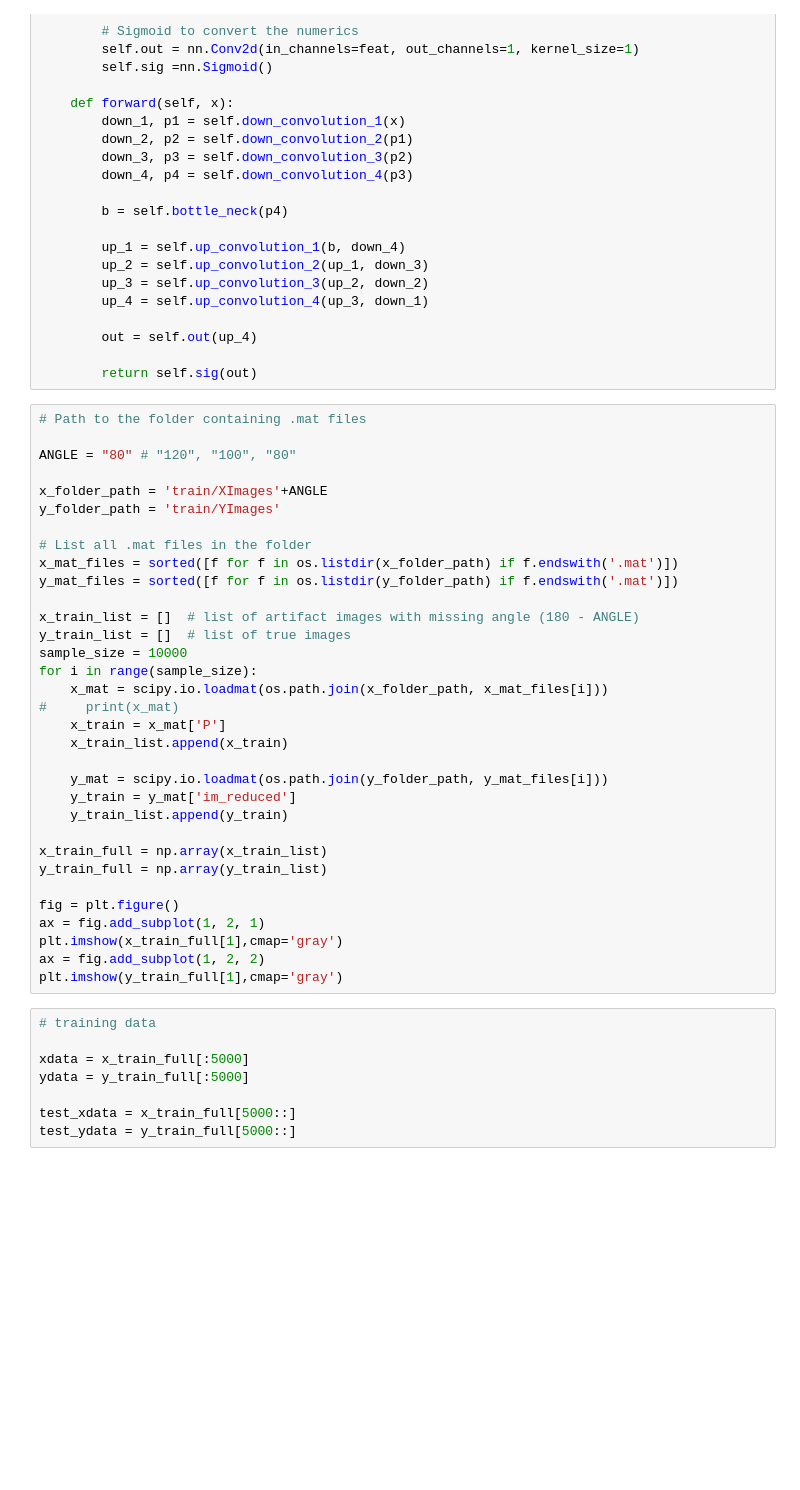
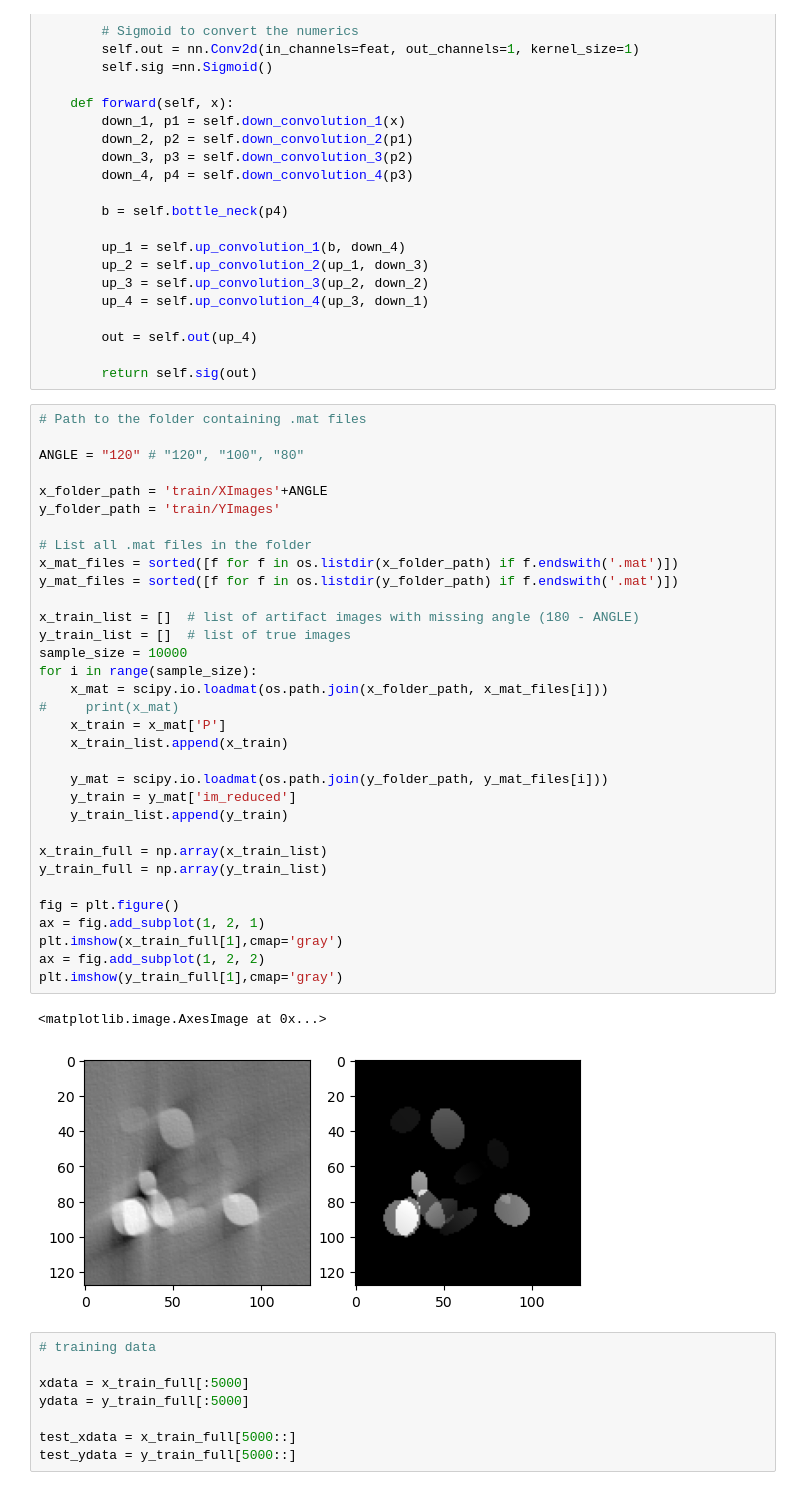
Before and after one commit to lowrank/robustness-limited-angle-tomography, a Jupyter notebook: experiments/limited_angle_radon_unet.ipynb, the cells around one changed output. Drawn from its saved outputs; the diff is of its cells as text; blank space fills up the shorter version.

```diff
--- a/experiments/limited_angle_radon_unet.ipynb
+++ b/experiments/limited_angle_radon_unet.ipynb
@@ -92,36 +92,39 @@ class u_net(nn.Module):
 # %%
 # Path to the folder containing .mat files
 
-ANGLE = "80" # "120", "100", "80"
+ANGLE = "120" # "120", "100", "80"
 
 x_folder_path = 'train/XImages'+ANGLE
 y_folder_path = 'train/YImages'
 
 # List all .mat files in the folder
 x_mat_files = sorted([f for f in os.listdir(x_folder_path) if f.endswith('.mat')])
 y_mat_files = sorted([f for f in os.listdir(y_folder_path) if f.endswith('.mat')])
 
 x_train_list = []  # list of artifact images with missing angle (180 - ANGLE)
 y_train_list = []  # list of true images
 sample_size = 10000
 for i in range(sample_size):
     x_mat = scipy.io.loadmat(os.path.join(x_folder_path, x_mat_files[i]))
 #     print(x_mat)
     x_train = x_mat['P']
     x_train_list.append(x_train)
 
     y_mat = scipy.io.loadmat(os.path.join(y_folder_path, y_mat_files[i]))
     y_train = y_mat['im_reduced']
     y_train_list.append(y_train)
 
 x_train_full = np.array(x_train_list)
 y_train_full = np.array(y_train_list)
 
 fig = plt.figure()
 ax = fig.add_subplot(1, 2, 1)
 plt.imshow(x_train_full[1],cmap='gray')
 ax = fig.add_subplot(1, 2, 2)
 plt.imshow(y_train_full[1],cmap='gray')
+# %% [output]
+<matplotlib.image.AxesImage at 0x...>
+[figure, added]
 # %%
 # training data
 
```
Also changed, not shown: parts of 2 cells of this notebook, 2 other files.
